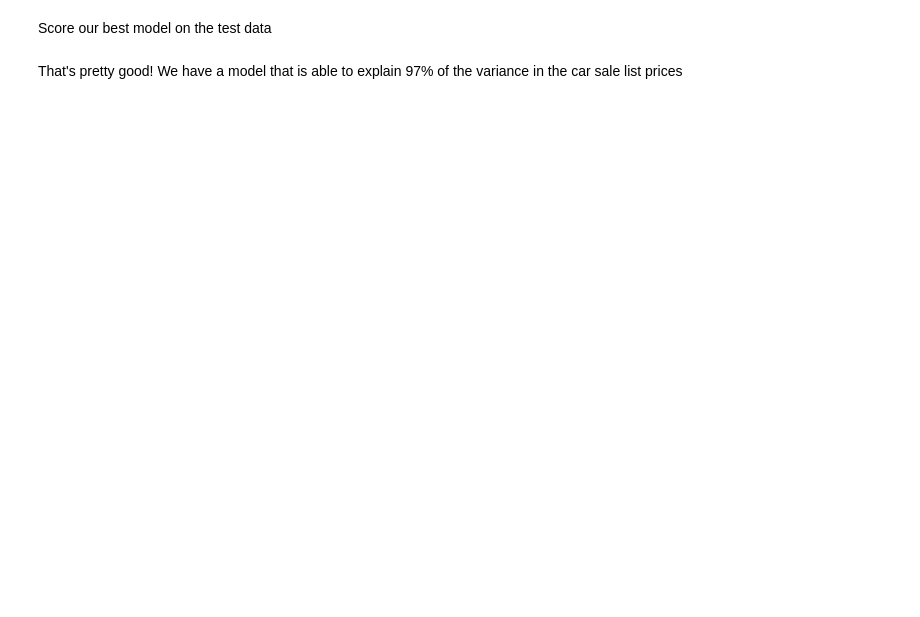
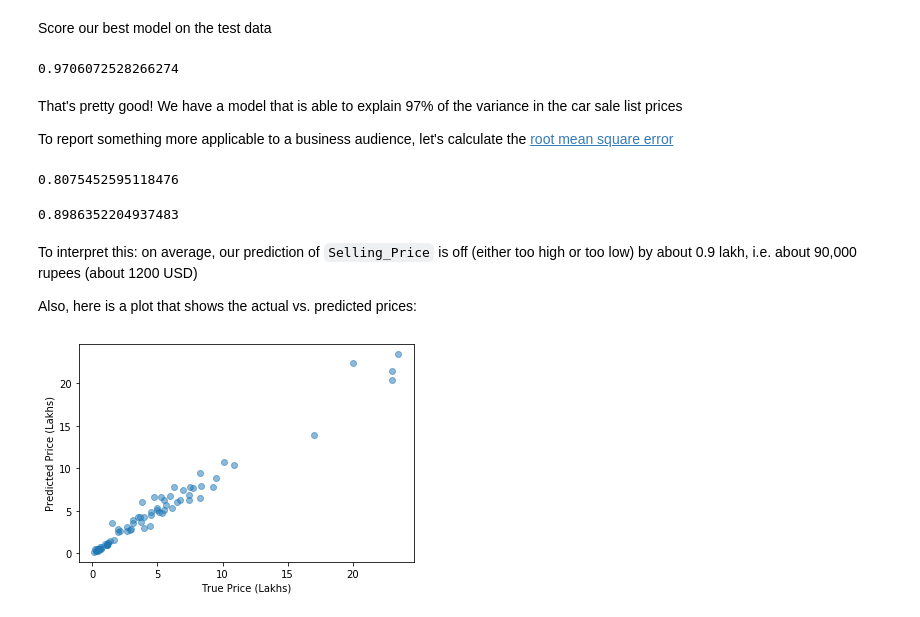
Before and after one commit to lecritch/predictive-regression-workflow-seattle-chicago-ds-051120, a Jupyter notebook: predictive_regression.ipynb, the cells around one changed output. Drawn from its saved outputs; the diff is of its cells as text; code cells hidden in the pictures; blank space fills up the shorter version.

```diff
--- a/predictive_regression.ipynb
+++ b/predictive_regression.ipynb
@@ -142,0 +236,2 @@ print("New:", cross_val_score(lin_reg_model, X_train_all_except_car_name, y_trai
+# %%
+lin_reg_model.fit(X_train_all_except_car_name, y_train)
@@ -205,5 +354,31 @@ random_forest_regressor_model_3.fit(X_train_all_except_car_name, y_train)
 Score our best model on the test data
 # %%
 random_forest_regressor_model_3.score(X_test_all_except_car_name, y_test)
+# %% [output]
+0.9706072528266274
 # %% [markdown]
 That's pretty good!  We have a model that is able to explain 97% of the variance in the car sale list prices
+
+To report something more applicable to a business audience, let's calculate the [root mean square error](https://en.wikipedia.org/wiki/Root-mean-square_deviation)
+# %%
+from sklearn.metrics import mean_squared_error
+mean_squared_error(y_test, random_forest_regressor_model_3.predict(X_test_all_except_car_name))
+# %% [output]
+0.8075452595118476
+# %%
+np.sqrt(0.8075452595118476)
+# %% [output]
+0.8986352204937483
+# %% [markdown]
+To interpret this: on average, our prediction of `Selling_Price` is off (either too high or too low) by about 0.9 lakh, i.e. about 90,000 rupees (about 1200 USD)
+
+Also, here is a plot that shows the actual vs. predicted prices:
+# %%
+fig, ax = plt.subplots()
+
+ax.set_xlabel("True Price (Lakhs)")
+ax.set_ylabel("Predicted Price (Lakhs)")
+
+ax.scatter(y_test, random_forest_regressor_model_3.predict(X_test_all_except_car_name), alpha=0.5);
+# %% [output]
+[figure, added]
```
Also changed, not shown: parts of 24 cells of this notebook, 3 other files.
